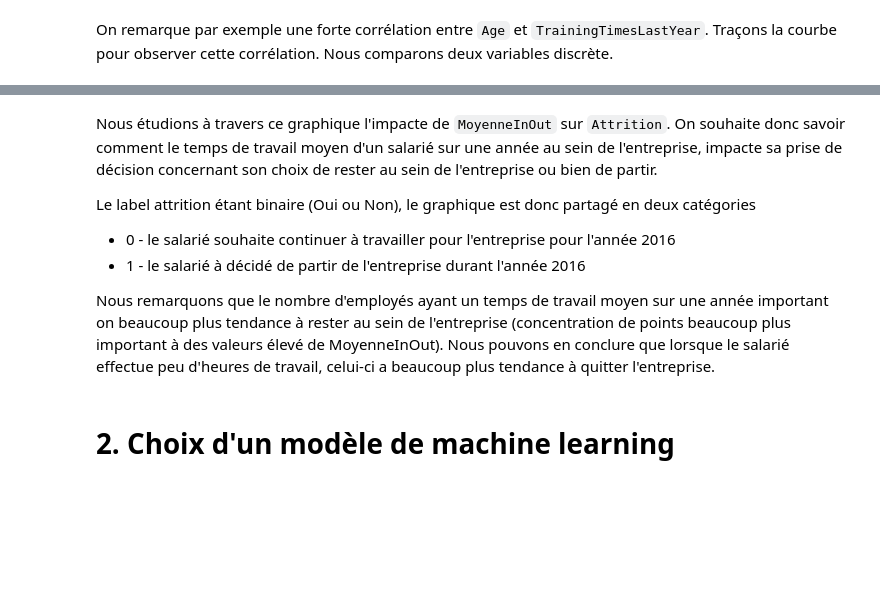
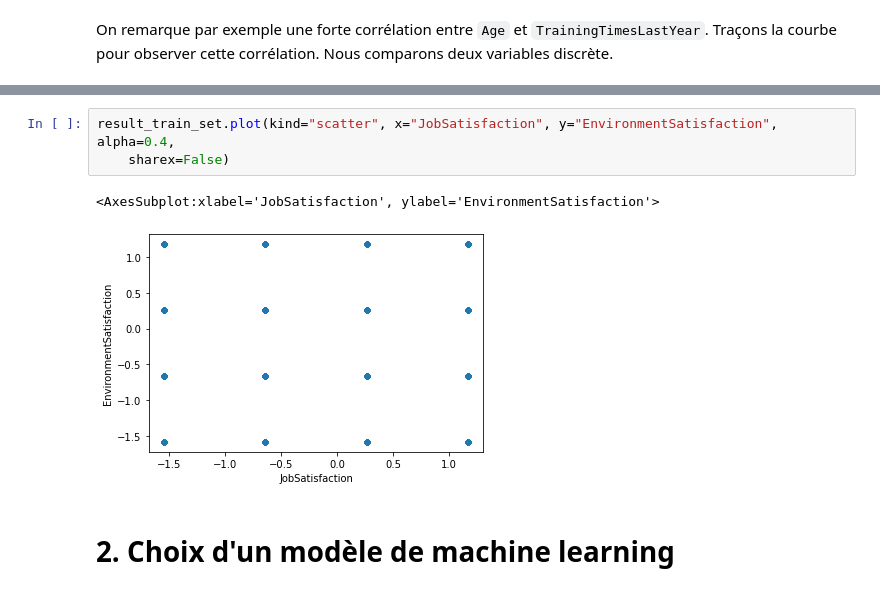
Before and after one commit to Ugo-Girard-Tissier/Projet-IA, a Jupyter notebook: Projet IA.ipynb, the cells around one changed output, grey strips where cells are left out. Saved outputs shown, nothing was run; the diff lists cells and outputs as text; blank space fills up the shorter version.

```diff
--- a/Projet IA.ipynb
+++ b/Projet IA.ipynb
@@ -547,12 +547,9 @@ No handles with labels found to put in legend.
-# %% [markdown]
-Nous étudions à travers ce graphique l'impacte de `MoyenneInOut` sur `Attrition`. On souhaite donc savoir comment le temps de travail moyen d'un salarié sur une année au sein de l'entreprise, impacte sa prise de décision concernant son choix de rester au sein de l'entreprise ou bien de partir.
-
-Le label attrition étant binaire (Oui ou Non), le graphique est donc partagé en deux catégories
-
-* 0 - le salarié souhaite continuer à travailler pour l'entreprise pour l'année 2016
-* 1 - le salarié à décidé de partir de l'entreprise durant l'année 2016
-
-Nous remarquons que le nombre d'employés ayant un temps de travail moyen sur une année important on beaucoup plus tendance à rester au sein de l'entreprise (concentration de points beaucoup plus important à des valeurs élevé de MoyenneInOut). Nous pouvons en conclure que lorsque le salarié effectue peu d'heures de travail, celui-ci a beaucoup plus tendance à quitter l'entreprise.
+# %%
+result_train_set.plot(kind="scatter", x="JobSatisfaction", y="EnvironmentSatisfaction", alpha=0.4,
+    sharex=False)
+# %% [output]
+<AxesSubplot:xlabel='JobSatisfaction', ylabel='EnvironmentSatisfaction'>
+[figure, added]
 # %% [markdown]
 # 2. Choix d'un modèle de machine learning
 # %% [markdown]
```
Also changed, not shown: parts of 22 cells of this notebook.
